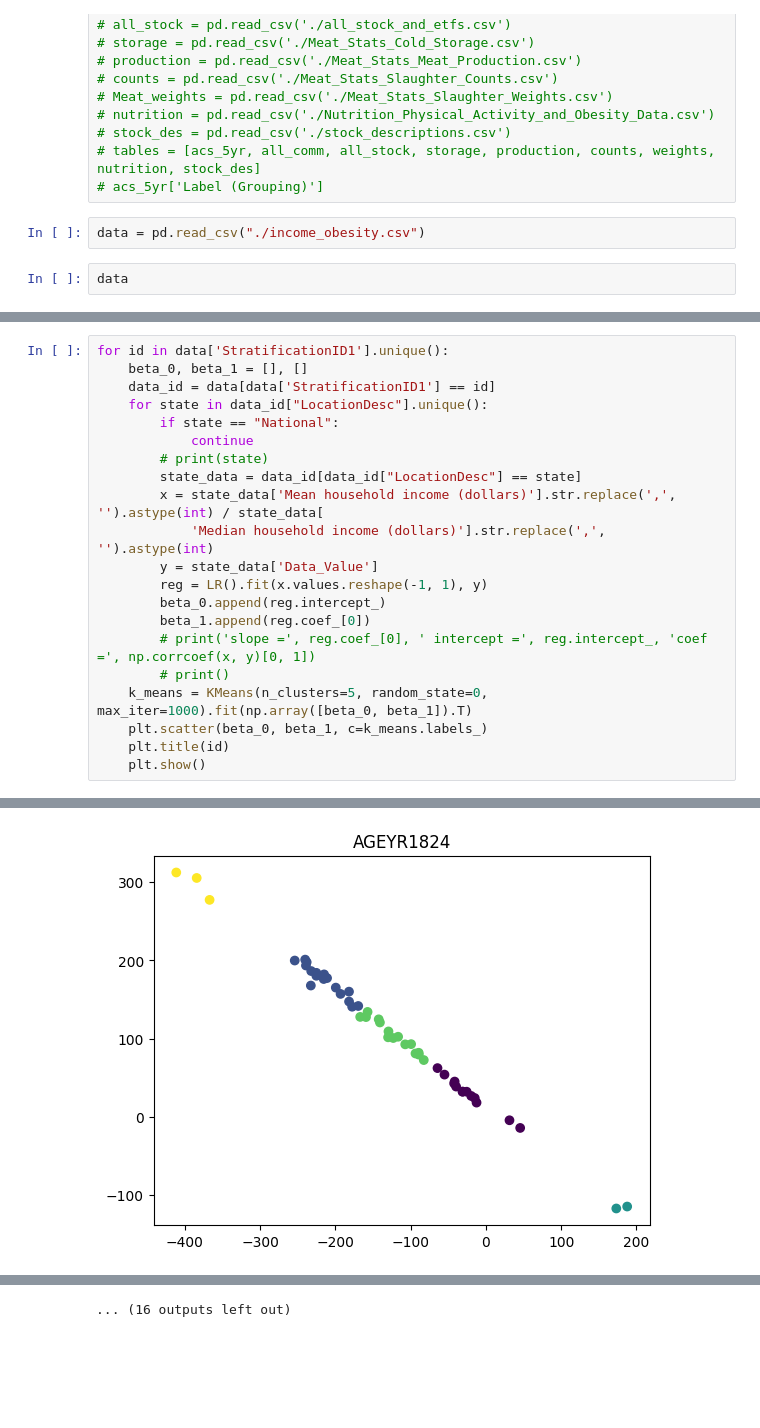
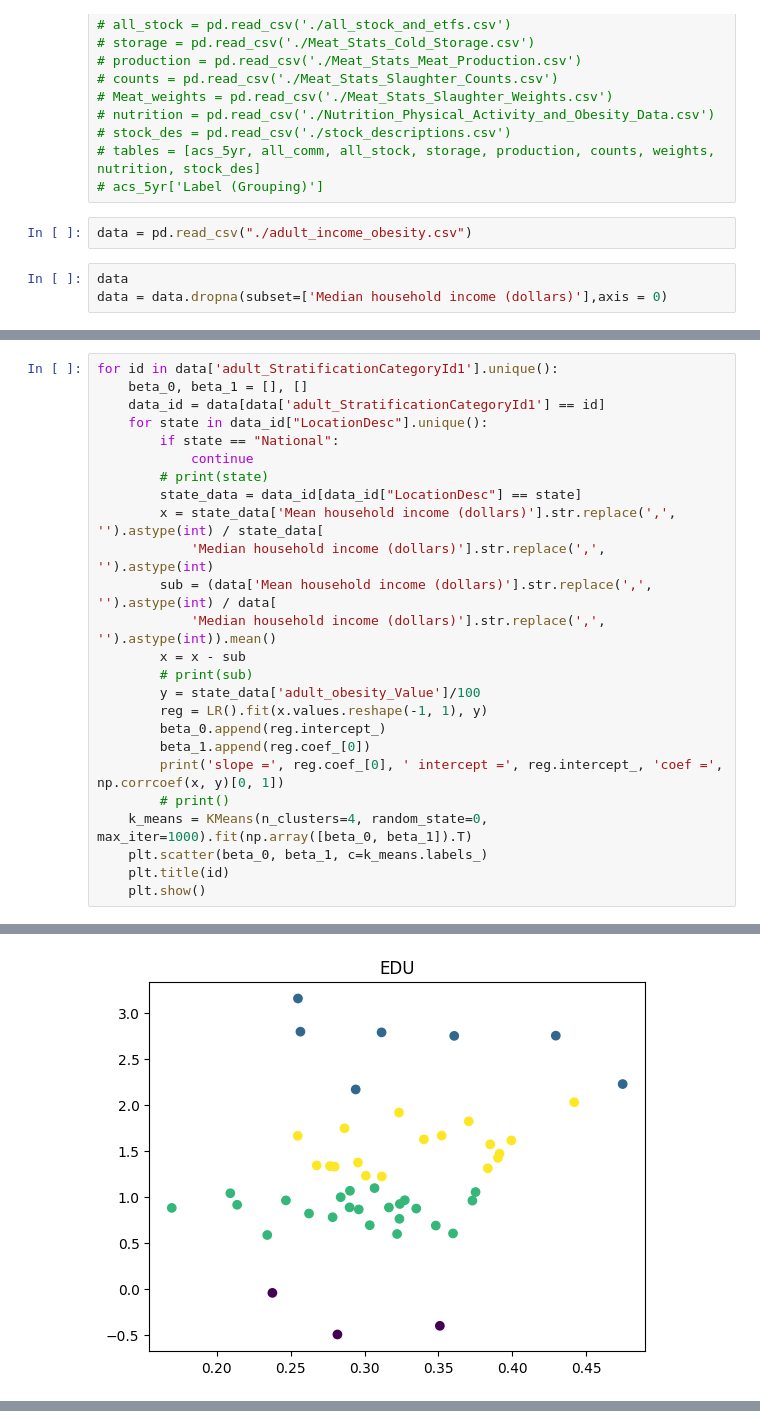
Before and after one commit to largeface-cat/datathon-team30, a Jupyter notebook: kmeans.ipynb, the cells around one changed output, grey strips where cells are left out. Cells and saved outputs as stored; diff of their text form; blank space fills up the shorter version.

Commit message:
subtract the mean

```diff
--- a/kmeans.ipynb
+++ b/kmeans.ipynb
@@ -21,6 +21,7 @@ from sklearn.cluster import KMeans
 # tables = [acs_5yr, all_comm, all_stock, storage, production, counts, weights, nutrition, stock_des]
 # acs_5yr['Label (Grouping)']
 # %%
-data = pd.read_csv("./income_obesity.csv")
+data = pd.read_csv("./adult_income_obesity.csv")
 # %%
 data
+data = data.dropna(subset=['Median household income (dollars)'],axis = 0)
@@ -41,7 +28,7 @@ data
 # %%
-for id in data['StratificationID1'].unique():
+for id in data['adult_StratificationCategoryId1'].unique():
     beta_0, beta_1 = [], []
-    data_id = data[data['StratificationID1'] == id]
+    data_id = data[data['adult_StratificationCategoryId1'] == id]
     for state in data_id["LocationDesc"].unique():
         if state == "National":
             continue
@@ -49,13 +36,17 @@ for id in data['StratificationID1'].unique():
         state_data = data_id[data_id["LocationDesc"] == state]
         x = state_data['Mean household income (dollars)'].str.replace(',', '').astype(int) / state_data[
             'Median household income (dollars)'].str.replace(',', '').astype(int)
-        y = state_data['Data_Value']
+        sub = (data['Mean household income (dollars)'].str.replace(',', '').astype(int) / data[
+            'Median household income (dollars)'].str.replace(',', '').astype(int)).mean()
+        x = x - sub
+        # print(sub)
+        y = state_data['adult_obesity_Value']/100
         reg = LR().fit(x.values.reshape(-1, 1), y)
         beta_0.append(reg.intercept_)
         beta_1.append(reg.coef_[0])
-        # print('slope =', reg.coef_[0], ' intercept =', reg.intercept_, 'coef =', np.corrcoef(x, y)[0, 1])
+        print('slope =', reg.coef_[0], ' intercept =', reg.intercept_, 'coef =', np.corrcoef(x, y)[0, 1])
         # print()
-    k_means = KMeans(n_clusters=5, random_state=0, max_iter=1000).fit(np.array([beta_0, beta_1]).T)
+    k_means = KMeans(n_clusters=4, random_state=0, max_iter=1000).fit(np.array([beta_0, beta_1]).T)
     plt.scatter(beta_0, beta_1, c=k_means.labels_)
     plt.title(id)
     plt.show()
@@ -65 +107 @@ for id in data['StratificationID1'].unique():
-[figure, old version]
+[figure, new version]
@@ -75 +161,0 @@ for id in data['StratificationID1'].unique():
-... (16 outputs left out)
```
Also changed, not shown: parts of 7 cells of this notebook.
